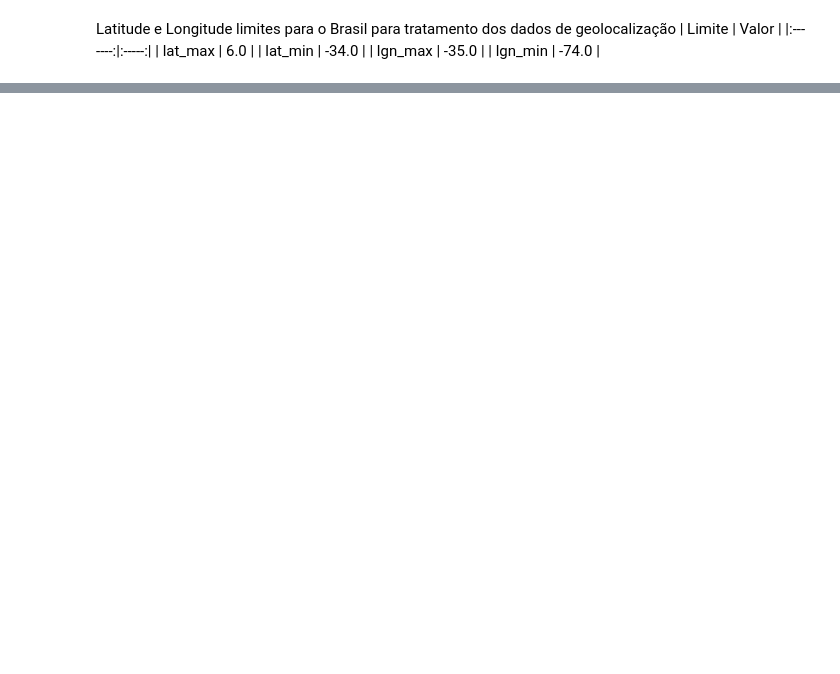
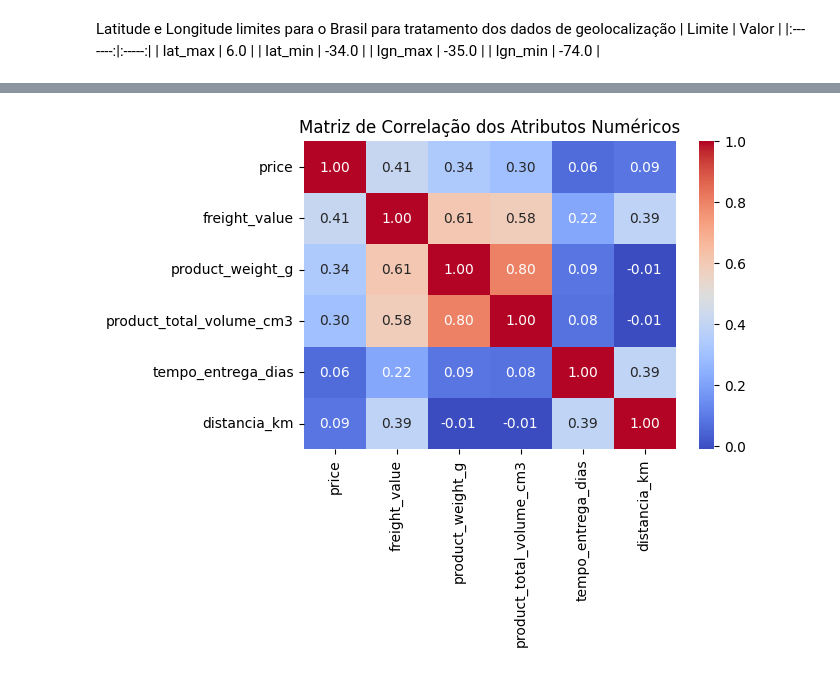
Before and after one commit to 0ace-jk/previsao_de_tempo_de_entrega, a Jupyter notebook: app.ipynb, the cells around one changed output, grey strips where cells are left out. Saved outputs shown, nothing was run; the diff lists cells and outputs as text; code cells hidden in the pictures; blank space fills up the shorter version.

Commit message:
Atualização do projeto
Tratamento de dados inicial, analises de review score e calculo de distancia em km.

```diff
--- a/app.ipynb
+++ b/app.ipynb
@@ -108,6 +142,12 @@ df = pd.merge(
 
 df['product_total_volume_cm3'] = df['product_height_cm'] * df['product_length_cm'] * df['product_width_cm']
 
+
+df.dropna(inplace=True)
+df = df[df['order_status'] == 'delivered']
+
+df['tempo_entrega_dias'] = pd.to_timedelta(pd.to_datetime(df['order_delivered_customer_date']).dt.date - pd.to_datetime(df['order_purchase_timestamp']).dt.date).dt.days
+
 df.drop(columns=['customer_unique_id',
                  'product_category_name',
                  'product_name_lenght',
@@ -126,6 +166,9 @@ df.drop(columns=['customer_unique_id',
                  'product_id',
                  'order_estimated_delivery_date',
                  'seller_id',
-                 'shipping_limit_date'], inplace=True)
-df.dropna(inplace=True)
-df = df[df['order_status'] == 'delivered']
+                 'shipping_limit_date',
+                 'order_delivered_customer_date',
+                 'order_purchase_timestamp',
+                 'order_status',
+                 'order_item_id'], inplace=True)
+df
@@ -132,3 +188,0 @@ df = df[df['order_status'] == 'delivered']
-# %%
-df['tempo_entrega_dias'] = (pd.to_datetime(df['order_delivered_customer_date']).dt.date - pd.to_datetime(df['order_purchase_timestamp']).dt.date)
-df
@@ -134,0 +271,9 @@ df
+# %%
+df['distancia_km'] = haversine_vectorized(
+    df['customer_lat'],
+    df['customer_lng'],
+    df['seller_lat'],
+    df['seller_lng']
+)
+df.drop(columns=['customer_lat', 'customer_lng', 'seller_lat', 'seller_lng'], inplace=True)
+df
@@ -138,0 +317,8 @@ df.describe()
+# %%
+corr = df.drop(columns=['order_id']).corr()
+fig, ax = plt.subplots(figsize=(6, 4))
+sns.heatmap(corr, annot=True, fmt=".2f", cmap='coolwarm', ax=ax)
+plt.title('Matriz de Correlação dos Atributos Numéricos')
+plt.show()
+# %% [output]
+[figure, added]
```
Also changed, not shown: parts of 11 cells of this notebook.
